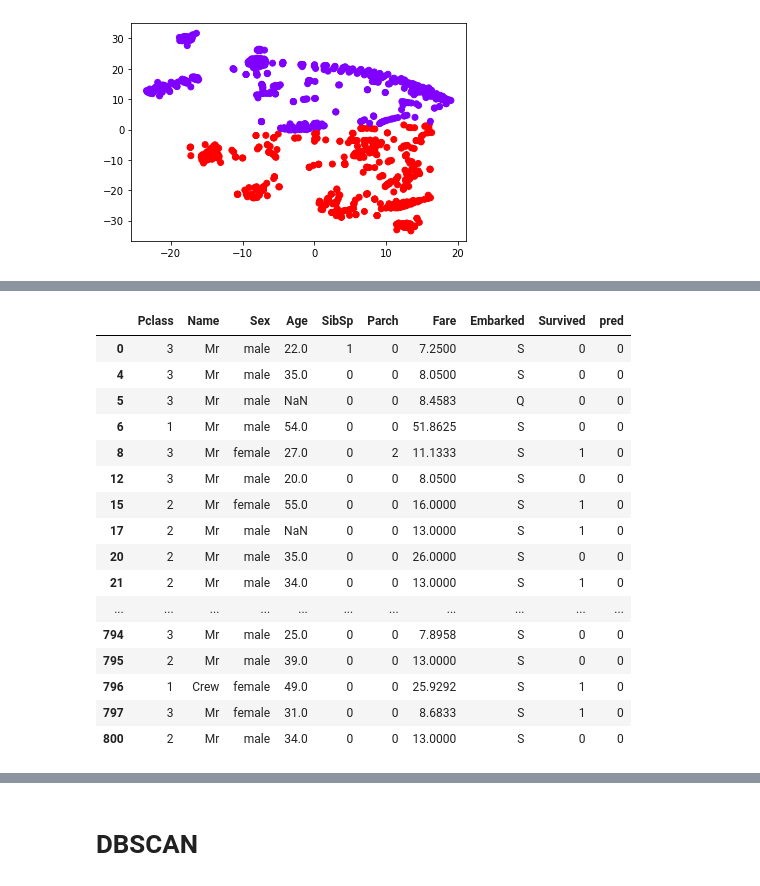
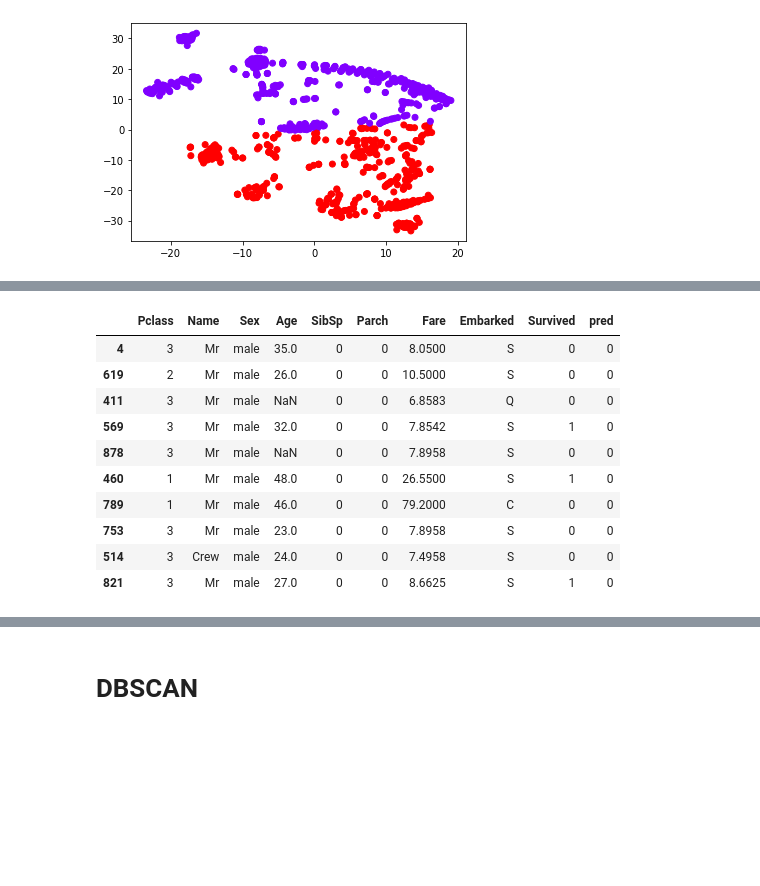
Before and after one commit to WozzyaQ/machine-learning-and-other-stuff, a Jupyter notebook: clustering-titanic/clustering.ipynb, the cells around one changed output, grey strips where cells are left out. Saved outputs shown, nothing was run; the diff lists cells and outputs as text; code cells hidden in the pictures; blank space fills up the shorter version.

```diff
--- a/clustering-titanic/clustering.ipynb
+++ b/clustering-titanic/clustering.ipynb
@@ -583,23 +571,17 @@ prepared_data_train[prepared_data_train["pred"] == 1]
 # %%
-prepared_data_train[prepared_data_train["pred"] == 0]
+prepared_data_train[prepared_data_train["pred"] == 0].sample(10)
 # %% [output]
 |  | Pclass | Name | Sex | Age | SibSp | Parch | Fare | Embarked | Survived | pred |
-| 0 | 3 | Mr | male | 22.0 | 1 | 0 | 7.2500 | S | 0 | 0 |
 | 4 | 3 | Mr | male | 35.0 | 0 | 0 | 8.0500 | S | 0 | 0 |
-| 5 | 3 | Mr | male | NaN | 0 | 0 | 8.4583 | Q | 0 | 0 |
-| 6 | 1 | Mr | male | 54.0 | 0 | 0 | 51.8625 | S | 0 | 0 |
-| 8 | 3 | Mr | female | 27.0 | 0 | 2 | 11.1333 | S | 1 | 0 |
-| 12 | 3 | Mr | male | 20.0 | 0 | 0 | 8.0500 | S | 0 | 0 |
-| 15 | 2 | Mr | female | 55.0 | 0 | 0 | 16.0000 | S | 1 | 0 |
-| 17 | 2 | Mr | male | NaN | 0 | 0 | 13.0000 | S | 1 | 0 |
-| 20 | 2 | Mr | male | 35.0 | 0 | 0 | 26.0000 | S | 0 | 0 |
-| 21 | 2 | Mr | male | 34.0 | 0 | 0 | 13.0000 | S | 1 | 0 |
-| ... | ... | ... | ... | ... | ... | ... | ... | ... | ... | ... |
-| 794 | 3 | Mr | male | 25.0 | 0 | 0 | 7.8958 | S | 0 | 0 |
-| 795 | 2 | Mr | male | 39.0 | 0 | 0 | 13.0000 | S | 0 | 0 |
-| 796 | 1 | Сrew | female | 49.0 | 0 | 0 | 25.9292 | S | 1 | 0 |
-| 797 | 3 | Mr | female | 31.0 | 0 | 0 | 8.6833 | S | 1 | 0 |
-| 800 | 2 | Mr | male | 34.0 | 0 | 0 | 13.0000 | S | 0 | 0 |
+| 619 | 2 | Mr | male | 26.0 | 0 | 0 | 10.5000 | S | 0 | 0 |
+| 411 | 3 | Mr | male | NaN | 0 | 0 | 6.8583 | Q | 0 | 0 |
+| 569 | 3 | Mr | male | 32.0 | 0 | 0 | 7.8542 | S | 1 | 0 |
+| 878 | 3 | Mr | male | NaN | 0 | 0 | 7.8958 | S | 0 | 0 |
+| 460 | 1 | Mr | male | 48.0 | 0 | 0 | 26.5500 | S | 1 | 0 |
+| 789 | 1 | Mr | male | 46.0 | 0 | 0 | 79.2000 | C | 0 | 0 |
+| 753 | 3 | Mr | male | 23.0 | 0 | 0 | 7.8958 | S | 0 | 0 |
+| 514 | 3 | Сrew | male | 24.0 | 0 | 0 | 7.4958 | S | 0 | 0 |
+| 821 | 3 | Mr | male | 27.0 | 0 | 0 | 8.6625 | S | 1 | 0 |
 # %%
 tnse_all_x_repr = tsne.fit_transform(ALL_X)
 kmeans(tnse_all_x_repr,2)
```
Also changed, not shown: parts of 9 cells of this notebook.
